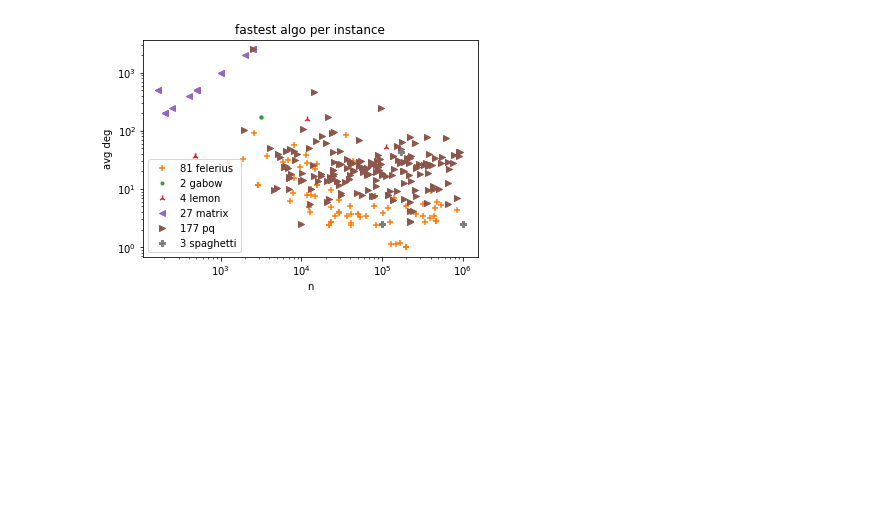
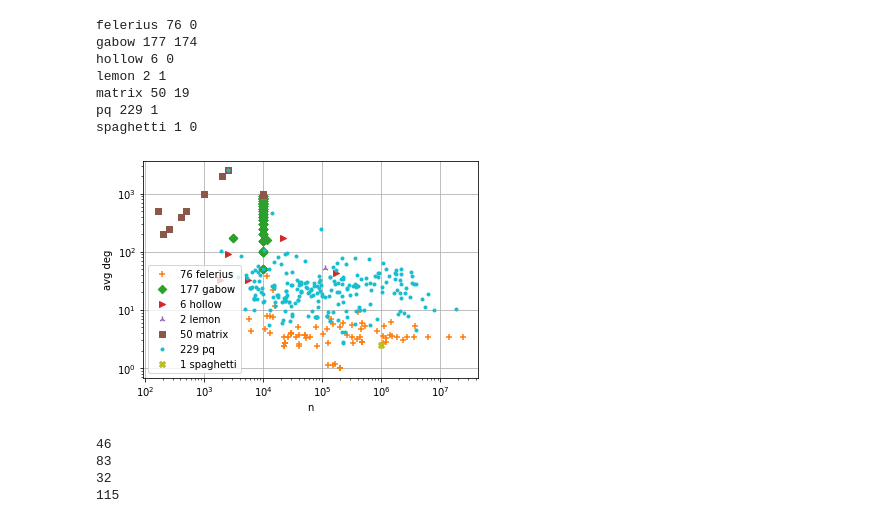
Before and after one commit to chistopher/arbok, a Jupyter notebook: data/plots.ipynb, the cells around one changed output. Cells and saved outputs as stored; diff of their text form; code cells hidden in the pictures; blank space fills up the shorter version.

Commit message:
server results and plots

```diff
--- a/data/plots.ipynb
+++ b/data/plots.ipynb
@@ -3,11 +3,38 @@ import pandas as pd
 import numpy as np
 import matplotlib.pyplot as plt
 import os
+# %%
+algos = ['atofigh', 'felerius', 'gabow', 'hollow', 'lemon', 'matrix', 'pq', 'set', 'spaghetti', 'treap', 'yosupo']
+colors = {
+    'atofigh': (0.12156862745098039, 0.4666666666666667, 0.7058823529411765, 1.0),
+    'felerius': (1.0, 0.4980392156862745, 0.054901960784313725, 1.0),
+     'gabow': (0.17254901960784313, 0.6274509803921569, 0.17254901960784313, 1.0),
+     'hollow': (0.8392156862745098, 0.15294117647058825, 0.1568627450980392, 1.0),
+     'lemon': (0.5803921568627451, 0.403921568627451, 0.7411764705882353, 1.0),
+     'matrix': (0.5490196078431373, 0.33725490196078434, 0.29411764705882354, 1.0),
+     'pq': (0.09019607843137255, 0.7450980392156863, 0.8117647058823529, 1.0),
+     'set': (0.4980392156862745, 0.4980392156862745, 0.4980392156862745, 1.0),
+     'spaghetti': (0.7372549019607844, 0.7411764705882353, 0.13333333333333333, 1.0),
+     'treap': 'black',
+     'yosupo': (0.8901960784313725, 0.4666666666666667, 0.7607843137254902, 1.0),
+}
+marker = {
+    'atofigh': '*',
+    'felerius': '+',
+    'gabow': 'D',
+    'hollow': '>',
+    'lemon': '2',
+    'matrix': 's',
+    'pq': '.',
+    'set': 'P',
+    'spaghetti': 'X',
+    'treap': '^',
+    'yosupo': 'p',
+}
 # %%
-algos = ['atofigh', 'felerius', 'gabow', 'hollow', 'lemon', 'matrix', 'pq', 'set', 'spaghetti', 'treap', 'yosupo']
 repos = []
 for data_set in ['fastestspeedrun', 'konect', 'networkrepository', 'yosupo', 'antilemon', 'girgs']:
-    csv_name = f'results/runtime-{data_set}.csv'
+    csv_name = f'20220414_results/runtime-{data_set}.csv'
     if not os.path.isfile(csv_name):
         print(data_set, 'missing')
         continue
@@ -45,7 +68,0 @@ timeouts w/o matrix
-# %%
-algos = data.index.levels[1].tolist()
-colors = {}
-marker = {}
-for i,alg in enumerate(algos):
-    colors[alg] = plt.get_cmap("tab10")(i)
-    marker[alg] = '*+.2<>DPX^psv'[i]
@@ -67,20 +69,47 @@ for source, view in data.groupby('source'):
 # %%
 # w/o ties (all not timeout and untied best)
 relevant = data[data.n!=-1].groupby('file').filter(lambda grp: (grp.total==grp.total.min()).sum()==1)
 fastest = relevant.loc[relevant.groupby('file').total.idxmin()]
 
 fastest['avg deg'] = fastest.m / fastest.n
 for algo, grp in fastest.reset_index(level=1).groupby('algo'):
+    print(algo, len(grp), len(grp[grp.source=='girgs']))
     plt.gca().scatter(grp['n'], grp['avg deg'], label=f'{len(grp)} {algo}', color=colors[algo], marker=marker[algo])
 
 plt.loglog()
 plt.legend()
+plt.grid()
+plt.gca().set_axisbelow(True)
 plt.xlabel('n')
 plt.ylabel('avg deg')
-plt.title('fastest algo per instance')
-plt.savefig('temp_plots/fastest.pdf')
+plt.savefig('temp_plots/fastest.pdf', bbox_inches='tight')
 # %% [output]
+felerius 76 0
+gabow 177 174
+hollow 6 0
+lemon 2 1
+matrix 50 19
+pq 229 1
+spaghetti 1 0
-[figure, old version]
+[figure, new version]
+# %%
+relevant = data[data.n!=-1].groupby('file').filter(
+    lambda grp: (grp.total==grp.total.min()).sum()==11 and grp.total.min()==0)
+print(len(relevant.groupby('file')))
+relevant = data[data.n!=-1].groupby('file').filter(
+    lambda grp: (grp.total==grp.total.min()).sum()>1 and grp.total.min()==0)
+print(len(relevant.groupby('file')))
+relevant = data[data.n!=-1].groupby('file').filter(
+    lambda grp: (grp.total==grp.total.min()).sum()>1 and grp.total.min()>0)
+print(len(relevant.groupby('file')))
+relevant = data[data.n!=-1].groupby('file').filter(
+    lambda grp: (grp.total==grp.total.min()).sum()>1)
+print(len(relevant.groupby('file')))
+# %% [output]
+46
+83
+32
+115
 # %%
 for algo, view in data.groupby('algo'):
     view.plot.scatter('n', 'total', ax=plt.gca(), label=algo, color=colors[algo])
```
Also changed, not shown: parts of 6 cells of this notebook, 8 other files.
